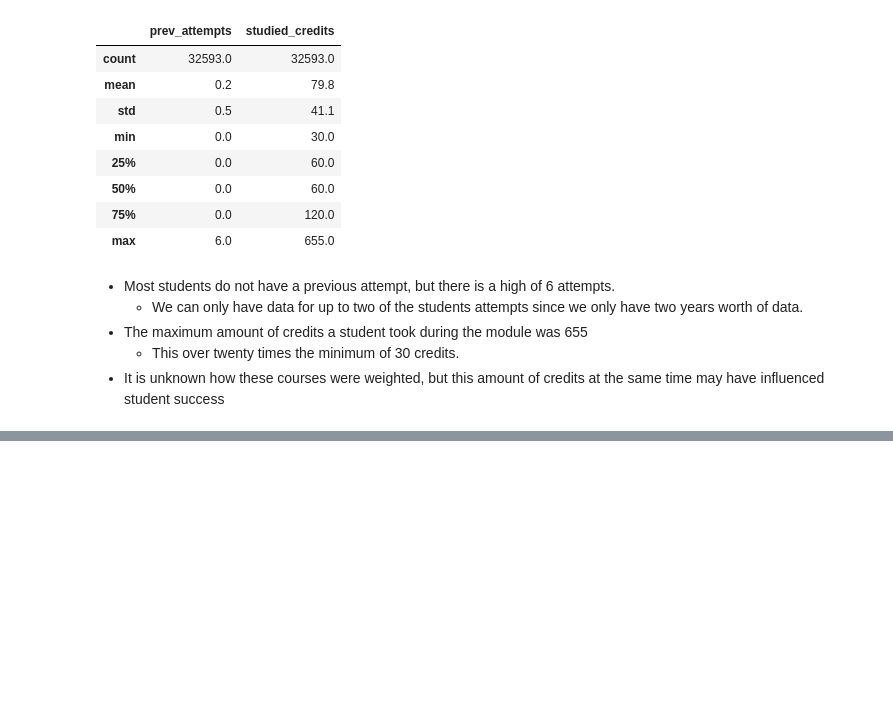
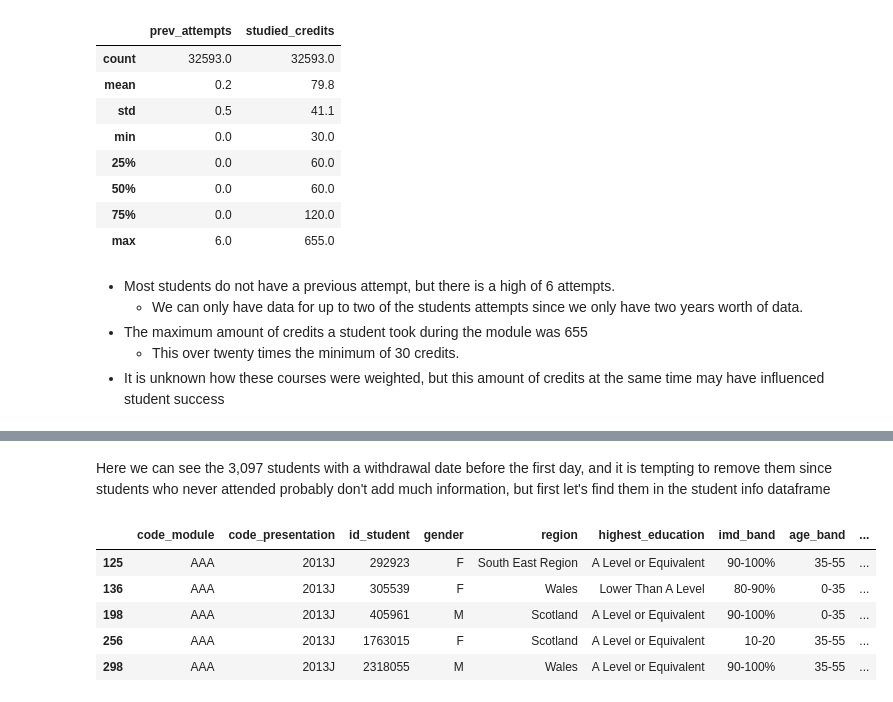
Before and after one commit to freyjagarner/Student-Data-Analysis, a Jupyter notebook: Capstone/Student_Info.ipynb, the cells around one changed output, grey strips where cells are left out. Saved outputs shown, nothing was run; the diff lists cells and outputs as text; code cells hidden in the pictures; blank space fills up the shorter version.

Commit message:
combine info/student info

```diff
--- a/Capstone/Student_Info.ipynb
+++ b/Capstone/Student_Info.ipynb
@@ -250,0 +309,7 @@ md(f'''
+# %%
+# changing id_student to the string data type
+student_registration['id_student'] = student_registration['id_student'].astype('str')
+# convert other objects datatypes to strings
+student_registration = student_registration.convert_dtypes()
+# show the result of the conversion
+dataframe(student_registration.dtypes, columns=["Data Type"])
@@ -250,0 +464,24 @@ md(f'''
+# %%
+md(f'''
+Here we can see the {"{:,}".format(len(early_withdraws))} students with a withdrawal date before the first day,
+and it is tempting to remove them since students who never attended probably don't add much information,
+but first let's find them in the student info dataframe
+''')
+# %% [output]
+
+Here we can see the 3,097 students with a withdrawal date before the first day,
+and it is tempting to remove them since students who never attended probably don't add much information,
+but first let's find them in the student info dataframe
+# %%
+withdraw_info = dataframe()
+for i in student_registration.loc[student_registration['date_unregistration'] <= 0, 'id_student']:
+    withdraw_info = withdraw_info.append(student_info.loc[student_info['id_student'] == int(i)])
+
+withdraw_info.head()
+# %% [output]
+|  | code_module | code_presentation | id_student | gender | region | highest_education | imd_band | age_band | ... |
+| 125 | AAA | 2013J | 292923 | F | South East Region | A Level or Equivalent | 90-100% | 35-55 | ... |
+| 136 | AAA | 2013J | 305539 | F | Wales | Lower Than A Level | 80-90% | 0-35 | ... |
+| 198 | AAA | 2013J | 405961 | M | Scotland | A Level or Equivalent | 90-100% | 0-35 | ... |
+| 256 | AAA | 2013J | 1763015 | F | Scotland | A Level or Equivalent | 10-20 | 35-55 | ... |
+| 298 | AAA | 2013J | 2318055 | M | Wales | A Level or Equivalent | 90-100% | 35-55 | ... |
```
Also changed, not shown: parts of 40 cells of this notebook.
